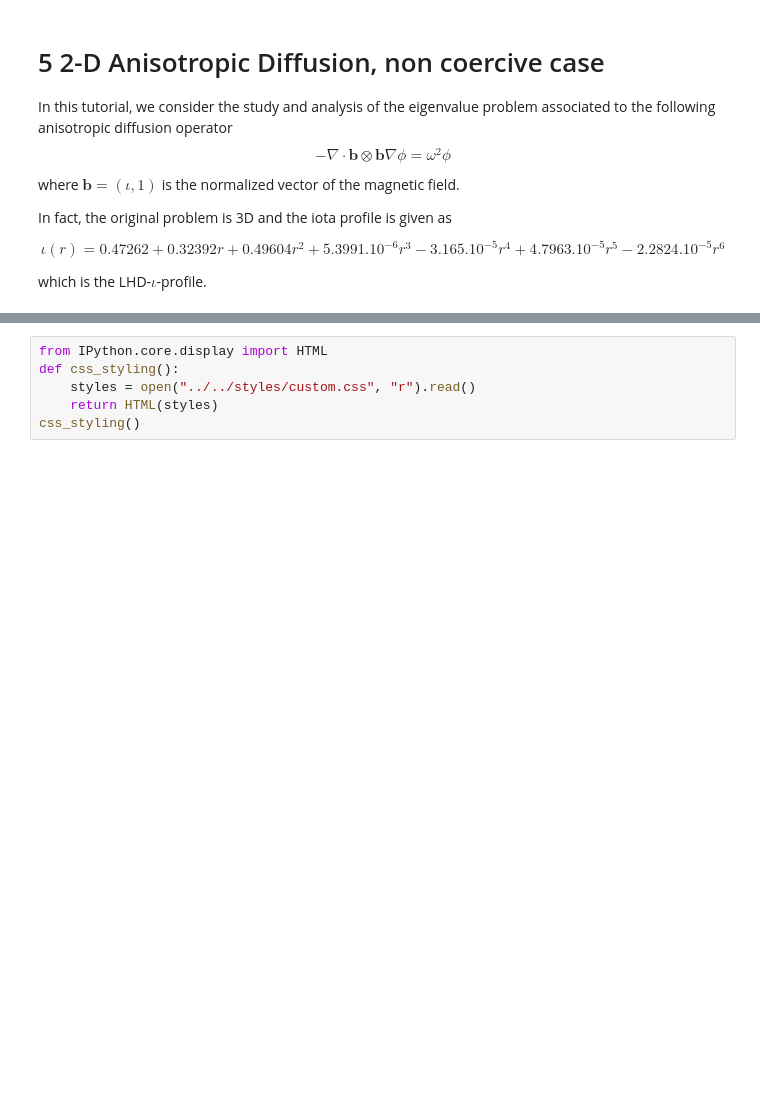
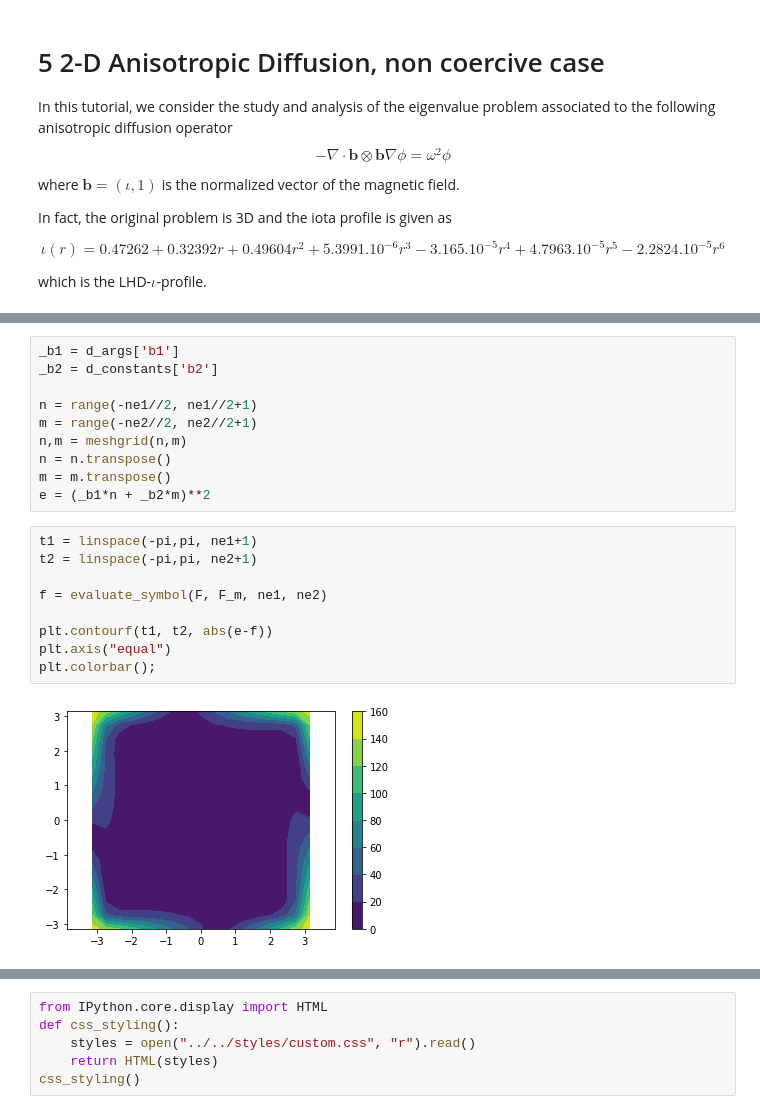
Before and after one commit to pyccel/IGA-Python, a Jupyter notebook: lessons/Chapter7/05_anisotropic_diffusion_noncoercive_2d.ipynb, the cells around one changed output, grey strips where cells are left out. Drawn from its saved outputs; the diff is of its cells as text; blank space fills up the shorter version.

```diff
--- a/lessons/Chapter7/05_anisotropic_diffusion_noncoercive_2d.ipynb
+++ b/lessons/Chapter7/05_anisotropic_diffusion_noncoercive_2d.ipynb
@@ -16,0 +151,21 @@ which is the LHD-$\iota$-profile.
+# %%
+_b1 = d_args['b1']
+_b2 = d_constants['b2']
+
+n = range(-ne1//2, ne1//2+1)
+m = range(-ne2//2, ne2//2+1)
+n,m = meshgrid(n,m)
+n = n.transpose()
+m = m.transpose()
+e = (_b1*n + _b2*m)**2
+# %%
+t1 = linspace(-pi,pi, ne1+1)
+t2 = linspace(-pi,pi, ne2+1)
+
+f = evaluate_symbol(F, F_m, ne1, ne2)
+
+plt.contourf(t1, t2, abs(e-f))
+plt.axis("equal")
+plt.colorbar();
+# %% [output]
+[figure, added]
```
Also changed, not shown: parts of 19 cells of this notebook, 1 other file.
